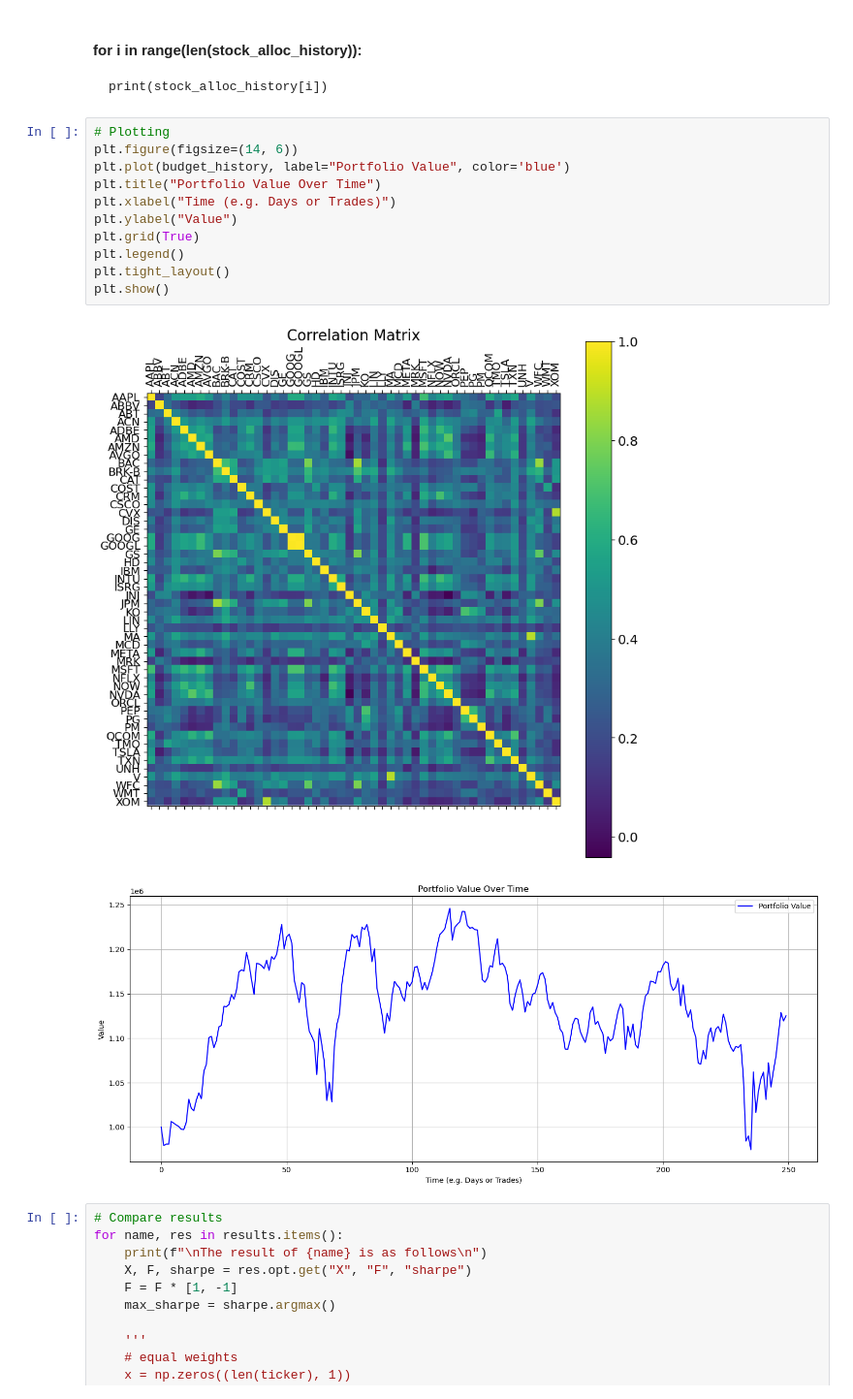
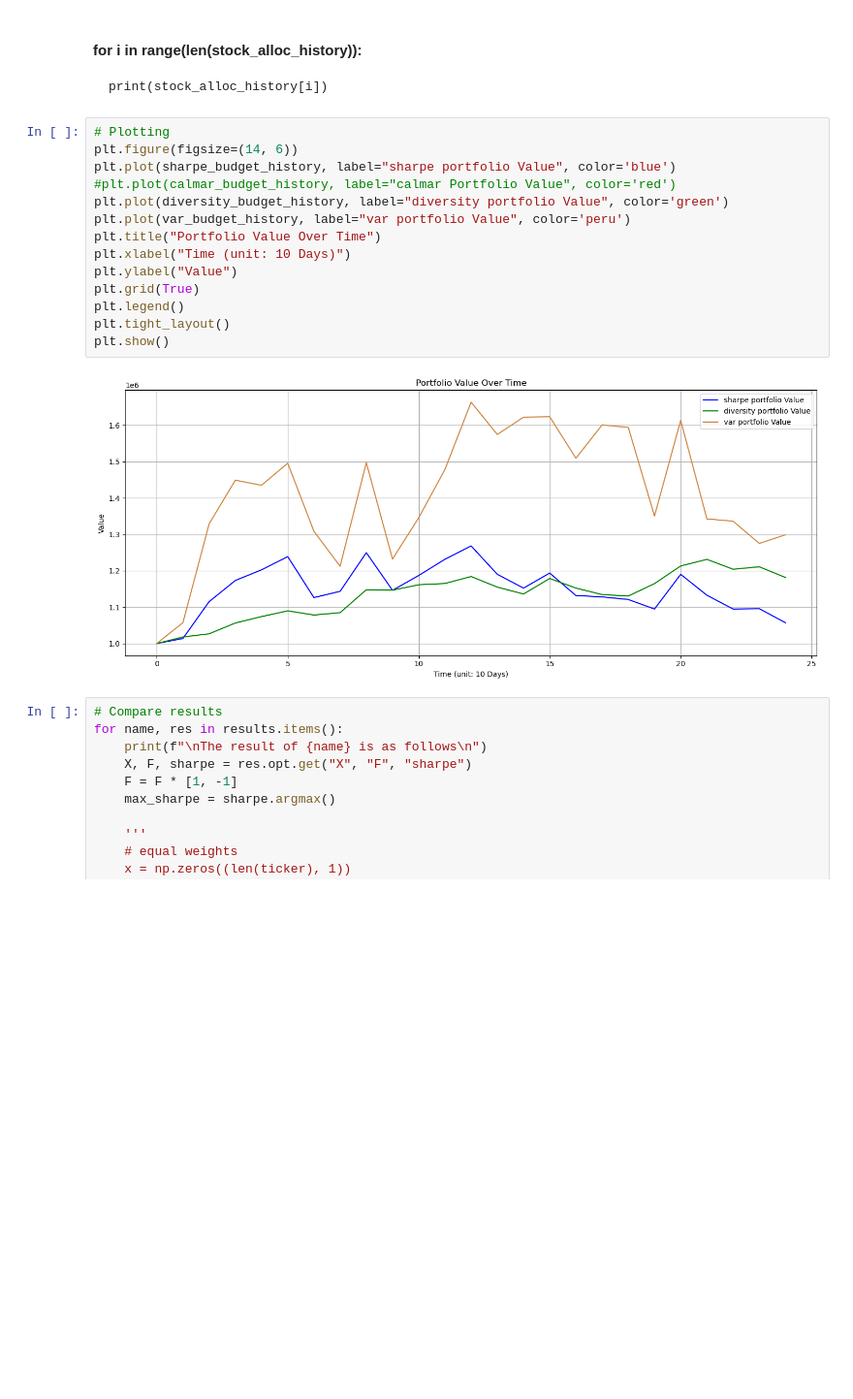
Before and after one commit to kaoyoung/GA_final, a Jupyter notebook: Notebook.ipynb, the cells around one changed output. Shown at 97% size. Drawn from its saved outputs; the diff is of its cells as text; blank space fills up the shorter version.

Commit message:
test sharp diversity var with time unit: 10 days

```diff
--- a/Notebook.ipynb
+++ b/Notebook.ipynb
@@ -523,17 +758,19 @@ Current day is: 12
 # %%
 # Plotting
 plt.figure(figsize=(14, 6))
-plt.plot(budget_history, label="Portfolio Value", color='blue')
+plt.plot(sharpe_budget_history, label="sharpe portfolio Value", color='blue')
+#plt.plot(calmar_budget_history, label="calmar Portfolio Value", color='red')
+plt.plot(diversity_budget_history, label="diversity portfolio Value", color='green')
+plt.plot(var_budget_history, label="var portfolio Value", color='peru')
 plt.title("Portfolio Value Over Time")
-plt.xlabel("Time (e.g. Days or Trades)")
+plt.xlabel("Time (unit: 10 Days)")
 plt.ylabel("Value")
 plt.grid(True)
 plt.legend()
 plt.tight_layout()
 plt.show()
 # %% [output]
-[figure, old version]
+[figure, new version]
-[figure, removed]
 # %%
 # Compare results
 for name, res in results.items():
```
Also changed, not shown: parts of 7 cells of this notebook.
